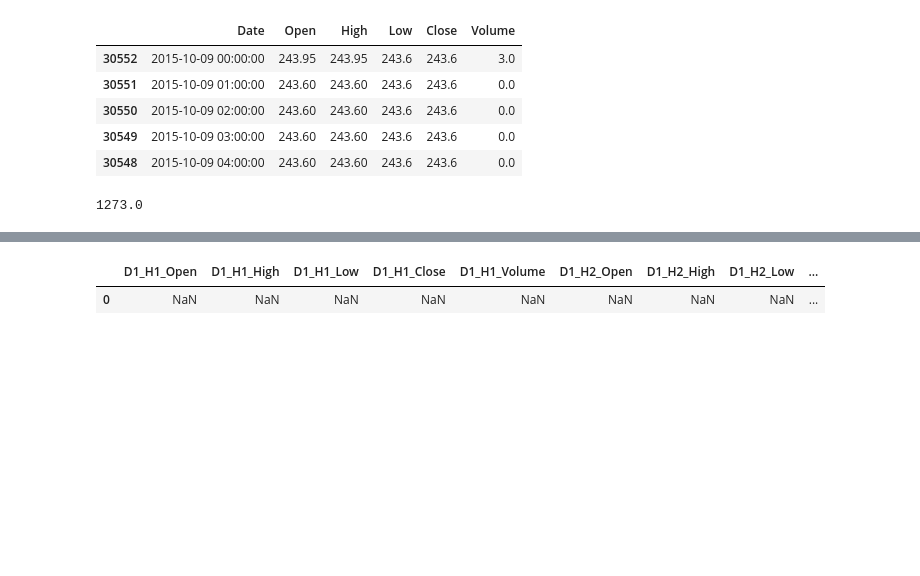
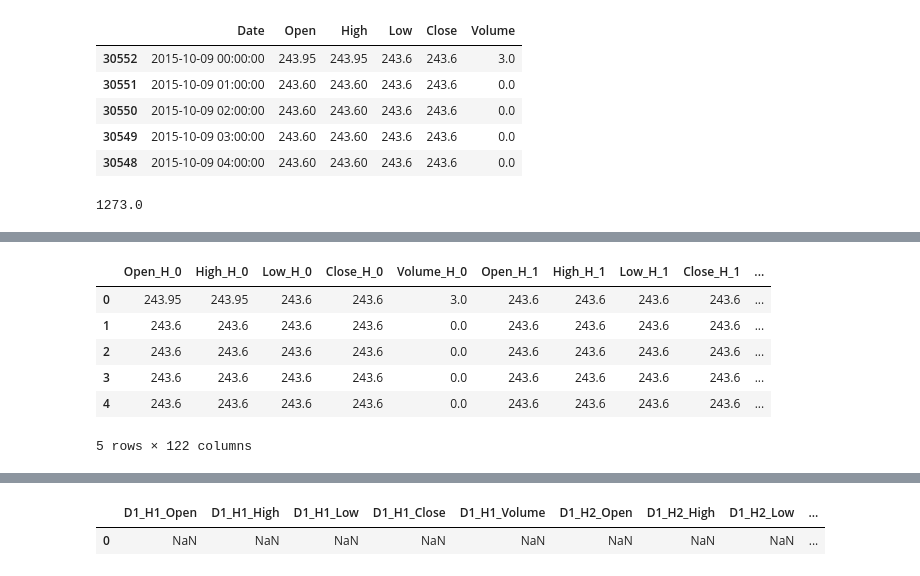
Before and after one commit to Nexil221/BSc-project, a Jupyter notebook: rf1.ipynb, the cells around one changed output, grey strips where cells are left out. Cells and saved outputs as stored; diff of their text form; code cells hidden in the pictures; blank space fills up the shorter version.

```diff
--- a/rf1.ipynb
+++ b/rf1.ipynb
@@ -195,0 +284,4 @@ df_btc.iloc[index+24][1]
+# %%
+df_copy = df_dayrow.copy()
+df_copy = df_copy.astype(str)
+df_copy.dtypes
@@ -195,0 +306,10 @@ df_btc.iloc[index+24][1]
+# %%
+df_copy.head()
+# %% [output]
+|  | Open_H_0 | High_H_0 | Low_H_0 | Close_H_0 | Volume_H_0 | Open_H_1 | High_H_1 | Low_H_1 | Close_H_1 | ... |
+| 0 | 243.95 | 243.95 | 243.6 | 243.6 | 3.0 | 243.6 | 243.6 | 243.6 | 243.6 | ... |
+| 1 | 243.6 | 243.6 | 243.6 | 243.6 | 0.0 | 243.6 | 243.6 | 243.6 | 243.6 | ... |
+| 2 | 243.6 | 243.6 | 243.6 | 243.6 | 0.0 | 243.6 | 243.6 | 243.6 | 243.6 | ... |
+| 3 | 243.6 | 243.6 | 243.6 | 243.6 | 0.0 | 243.6 | 243.6 | 243.6 | 243.6 | ... |
+| 4 | 243.6 | 243.6 | 243.6 | 243.6 | 0.0 | 243.6 | 243.6 | 243.6 | 243.6 | ... |
+5 rows × 122 columns
```
Also changed, not shown: parts of 23 cells of this notebook.
